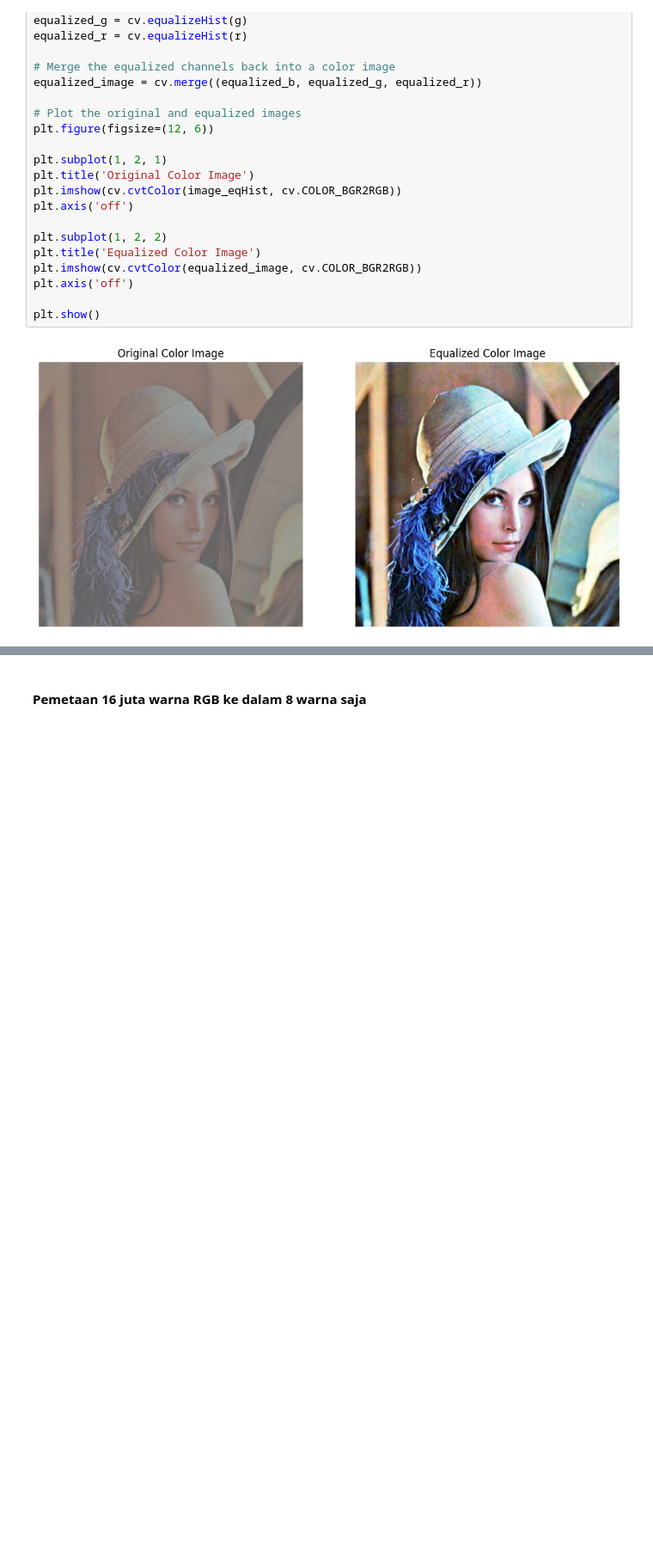
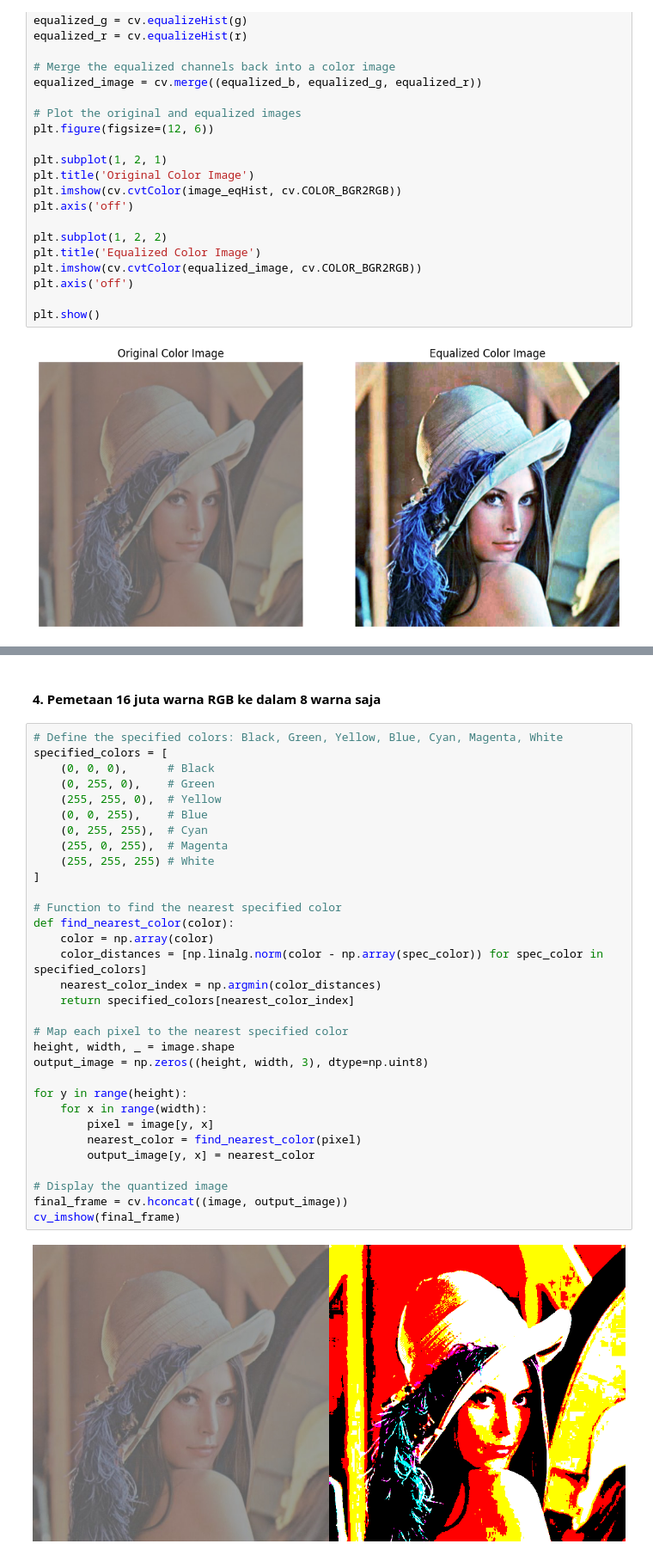
Before and after one commit to ilhamydn17/PCVK_Ganjil_2023, a Jupyter notebook: PCVK_Week_07.ipynb, the cells around one changed output, grey strips where cells are left out. Shown at 86% size. Saved outputs shown, nothing was run; the diff lists cells and outputs as text; blank space fills up the shorter version.

```diff
--- a/PCVK_Week_07.ipynb
+++ b/PCVK_Week_07.ipynb
@@ -280,4 +283,38 @@ plt.show()
 [figure]
 [figure]
 # %% [markdown]
-####  Pemetaan 16 juta warna RGB ke dalam 8 warna saja
+####  4. Pemetaan 16 juta warna RGB ke dalam 8 warna saja
+# %%
+# Define the specified colors: Black, Green, Yellow, Blue, Cyan, Magenta, White
+specified_colors = [
+    (0, 0, 0),      # Black
+    (0, 255, 0),    # Green
+    (255, 255, 0),  # Yellow
+    (0, 0, 255),    # Blue
+    (0, 255, 255),  # Cyan
+    (255, 0, 255),  # Magenta
+    (255, 255, 255) # White
+]
+
+# Function to find the nearest specified color
+def find_nearest_color(color):
+    color = np.array(color)
+    color_distances = [np.linalg.norm(color - np.array(spec_color)) for spec_color in specified_colors]
+    nearest_color_index = np.argmin(color_distances)
+    return specified_colors[nearest_color_index]
+
+# Map each pixel to the nearest specified color
+height, width, _ = image.shape
+output_image = np.zeros((height, width, 3), dtype=np.uint8)
+
+for y in range(height):
+    for x in range(width):
+        pixel = image[y, x]
+        nearest_color = find_nearest_color(pixel)
+        output_image[y, x] = nearest_color
+
+# Display the quantized image
+final_frame = cv.hconcat((image, output_image))
+cv_imshow(final_frame)
+# %% [output]
+[figure, added]
```
Also changed, not shown: parts of 10 cells of this notebook.
